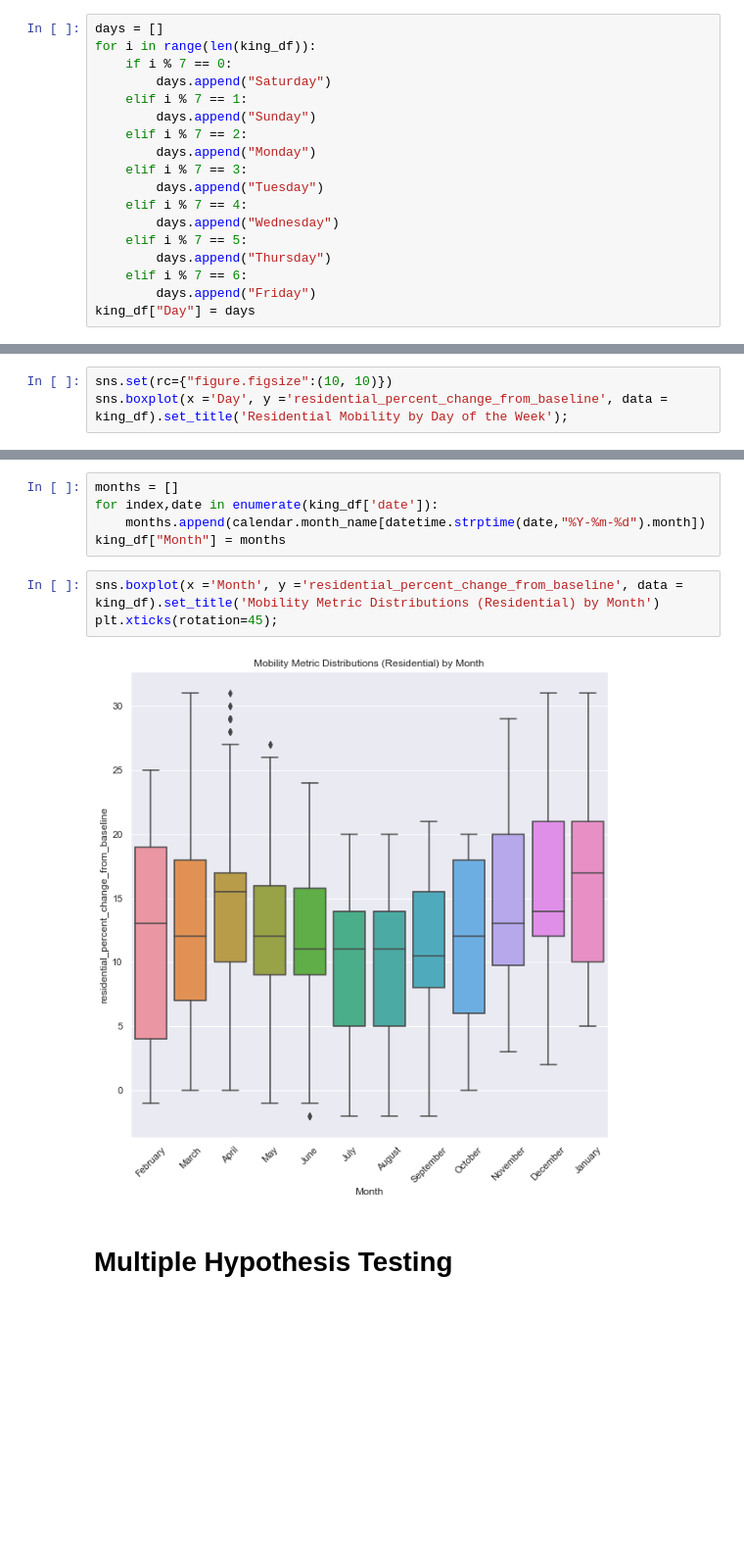
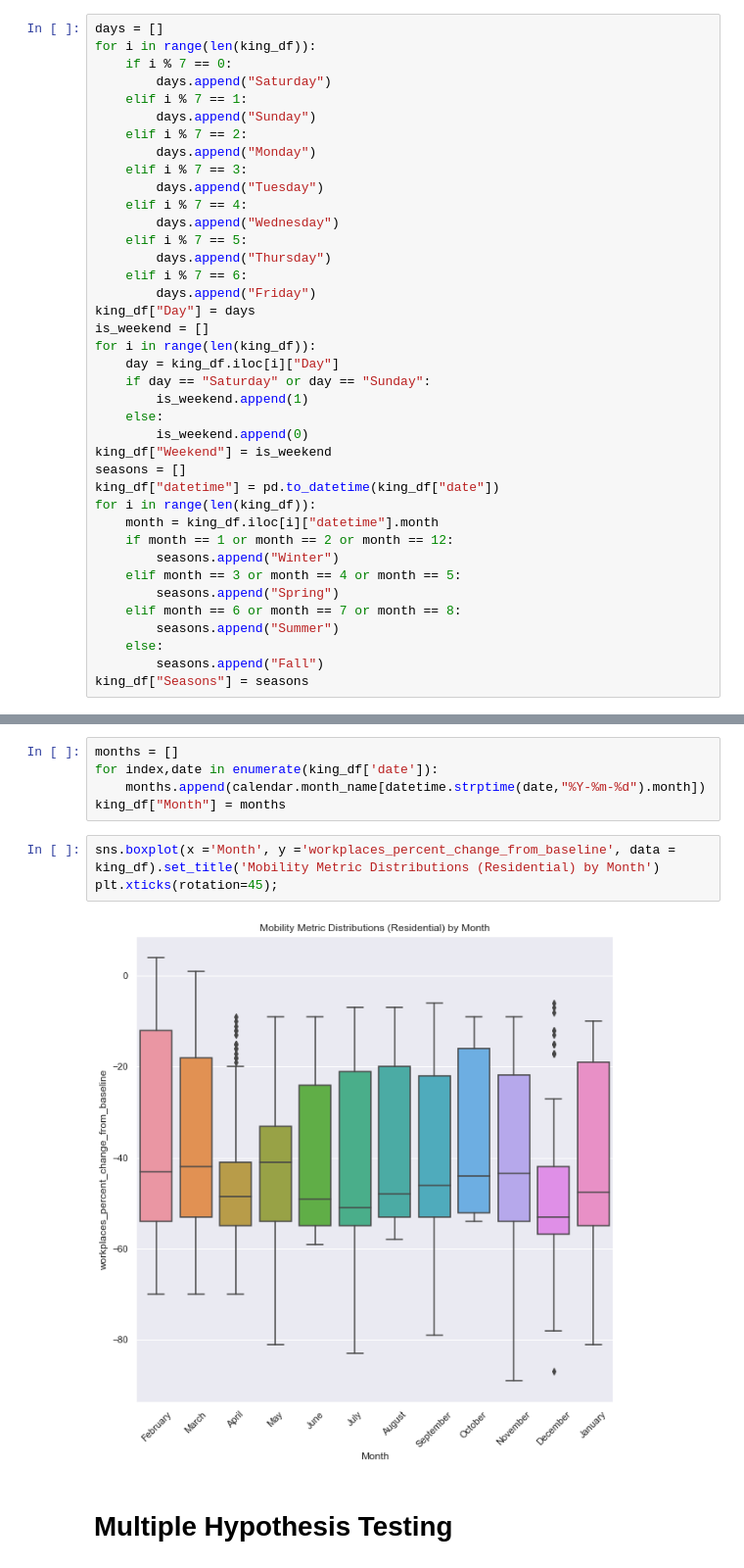
Before and after one commit to tangderek-702/data102proj, a Jupyter notebook: final.ipynb, the cells around one changed output, grey strips where cells are left out. Shown: that part at 98% size. Saved outputs shown, nothing was run; the diff lists cells and outputs as text; blank space fills up the shorter version.

Commit message:
Cleaned up code, renamed figures

```diff
--- a/final.ipynb
+++ b/final.ipynb
@@ -48,3 +54,24 @@ for i in range(len(king_df)):
     elif i % 7 == 6:
         days.append("Friday")
 king_df["Day"] = days
+is_weekend = []
+for i in range(len(king_df)):
+    day = king_df.iloc[i]["Day"]
+    if day == "Saturday" or day == "Sunday":
+        is_weekend.append(1)
+    else:
+        is_weekend.append(0)
+king_df["Weekend"] = is_weekend
+seasons = []
+king_df["datetime"] = pd.to_datetime(king_df["date"])
+for i in range(len(king_df)):
+    month = king_df.iloc[i]["datetime"].month
+    if month == 1 or month == 2 or month == 12:
+        seasons.append("Winter")
+    elif month == 3 or month == 4 or month == 5:
+        seasons.append("Spring")
+    elif month == 6 or month == 7 or month == 8:
+        seasons.append("Summer")
+    else:
+        seasons.append("Fall")
+king_df["Seasons"] = seasons
@@ -195,3 +177,0 @@ dataplot = sns.heatmap(combined.corr(),annot=True).set_title('Fuel Price per Gal
-# %%
-sns.set(rc={"figure.figsize":(10, 10)})
-sns.boxplot(x ='Day', y ='residential_percent_change_from_baseline', data = king_df).set_title('Residential Mobility by Day of the Week');
@@ -210,9 +188,9 @@ for index,date in enumerate(king_df['date']):
     months.append(calendar.month_name[datetime.strptime(date,"%Y-%m-%d").month])
 king_df["Month"] = months
 # %%
-sns.boxplot(x ='Month', y ='residential_percent_change_from_baseline', data = king_df).set_title('Mobility Metric Distributions (Residential) by Month')
+sns.boxplot(x ='Month', y ='workplaces_percent_change_from_baseline', data = king_df).set_title('Mobility Metric Distributions (Residential) by Month')
 plt.xticks(rotation=45);
 # %% [output]
-[figure, old version]
+[figure, new version]
 # %% [markdown]
 # Multiple Hypothesis Testing
```
Also changed, not shown: parts of 40 cells of this notebook, 1 other file.
